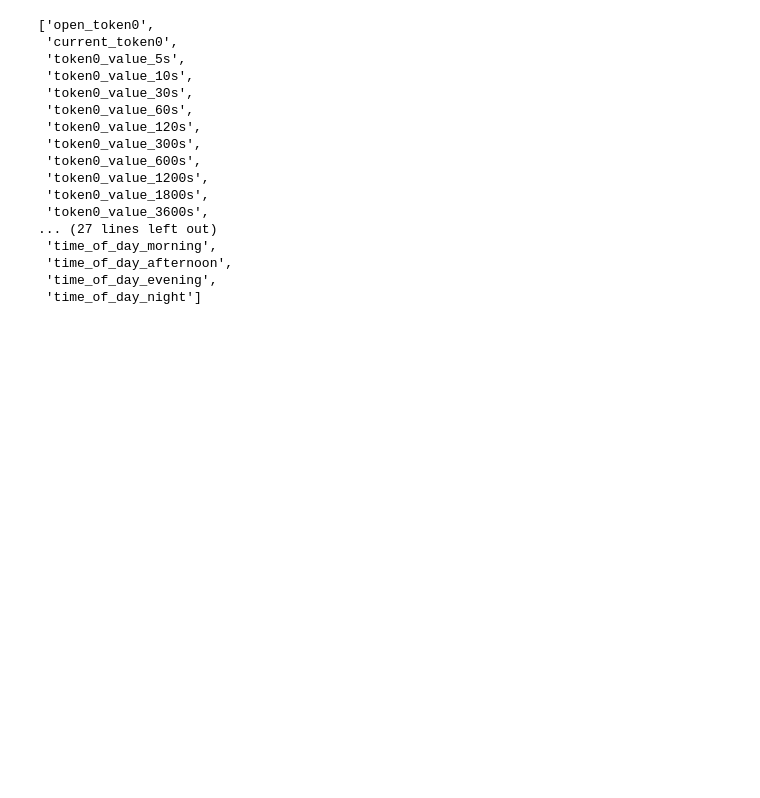
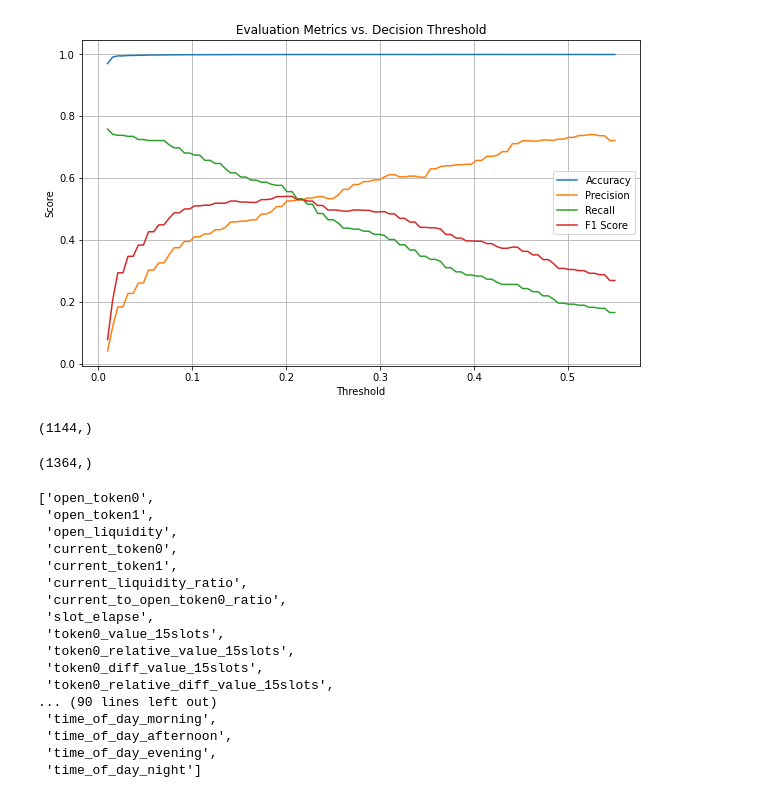
Before and after one commit to aMagicNeko/shitcoin, a Jupyter notebook: shitcoin_analysis/anlysis.ipynb, the cells around one changed output. Saved outputs shown, nothing was run; the diff lists cells and outputs as text; code cells hidden in the pictures; blank space fills up the shorter version.

```diff
--- a/shitcoin_analysis/anlysis.ipynb
+++ b/shitcoin_analysis/anlysis.ipynb
@@ -1,4 +1,4 @@
 # %%
 from feature_reader import process_files_randomly, preprocess_data, read_and_process_polars
-feature, target = process_files_randomly('processed_data', 100)
-#feature, target = preprocess_data(feature, target, feature.columns, target.columns)
+feature, target = process_files_randomly('processed_data', 4000)
+feature, target = preprocess_data(feature, target, feature.columns, target.columns)
@@ -34,19 +99,70 @@ target.columns
+# %%
+import numpy as np
+import matplotlib.pyplot as plt
+from sklearn.metrics import accuracy_score, precision_score, recall_score, f1_score
+
+# 假设y_test和预测概率已经计算好
+y = y_test
+predict_y = model.predict_proba(X_test)[:, 1]
+
+# 存储不同阈值下的指标
+thresholds = np.linspace(0.01, 0.55, 100)
+accuracy_list = []
+precision_list = []
+recall_list = []
+f1_list = []
+
+# 计算不同阈值下的指标
+for optimal in thresholds:
+    y_pred_optimal = (predict_y >= optimal).astype(int)
+    accuracy_optimal = accuracy_score(y, y_pred_optimal)
+    precision_optimal = precision_score(y, y_pred_optimal)
+    recall_optimal = recall_score(y, y_pred_optimal)
+    f1_optimal = f1_score(y, y_pred_optimal)
+
+    accuracy_list.append(accuracy_optimal)
+    precision_list.append(precision_optimal)
+    recall_list.append(recall_optimal)
+    f1_list.append(f1_optimal)
+
+# 绘制图表
+plt.figure(figsize=(10, 6))
+plt.plot(thresholds, accuracy_list, label='Accuracy')
+plt.plot(thresholds, precision_list, label='Precision')
+plt.plot(thresholds, recall_list, label='Recall')
+plt.plot(thresholds, f1_list, label='F1 Score')
+plt.xlabel('Threshold')
+plt.ylabel('Score')
+plt.title('Evaluation Metrics vs. Decision Threshold')
+plt.legend()
+plt.grid(True)
+plt.show()
+# %% [output]
+[figure, added]
+# %%
+predict_y[predict_y==1].shape
+# %% [output]
+(1144,)
+# %%
+y[y == 1].shape
+# %% [output]
+(1364,)
 # %%
 feature.columns
 # %% [output]
 ['open_token0',
+ 'open_token1',
+ 'open_liquidity',
  'current_token0',
- 'token0_value_5s',
- 'token0_value_10s',
- 'token0_value_30s',
- 'token0_value_60s',
- 'token0_value_120s',
- 'token0_value_300s',
- 'token0_value_600s',
- 'token0_value_1200s',
- 'token0_value_1800s',
- 'token0_value_3600s',
-... (27 lines left out)
+ 'current_token1',
+ 'current_liquidity_ratio',
+ 'current_to_open_token0_ratio',
+ 'slot_elapse',
+ 'token0_value_15slots',
+ 'token0_relative_value_15slots',
+ 'token0_diff_value_15slots',
+ 'token0_relative_diff_value_15slots',
+... (90 lines left out)
  'time_of_day_morning',
  'time_of_day_afternoon',
  'time_of_day_evening',
```
Also changed, not shown: parts of 18 cells of this notebook.
